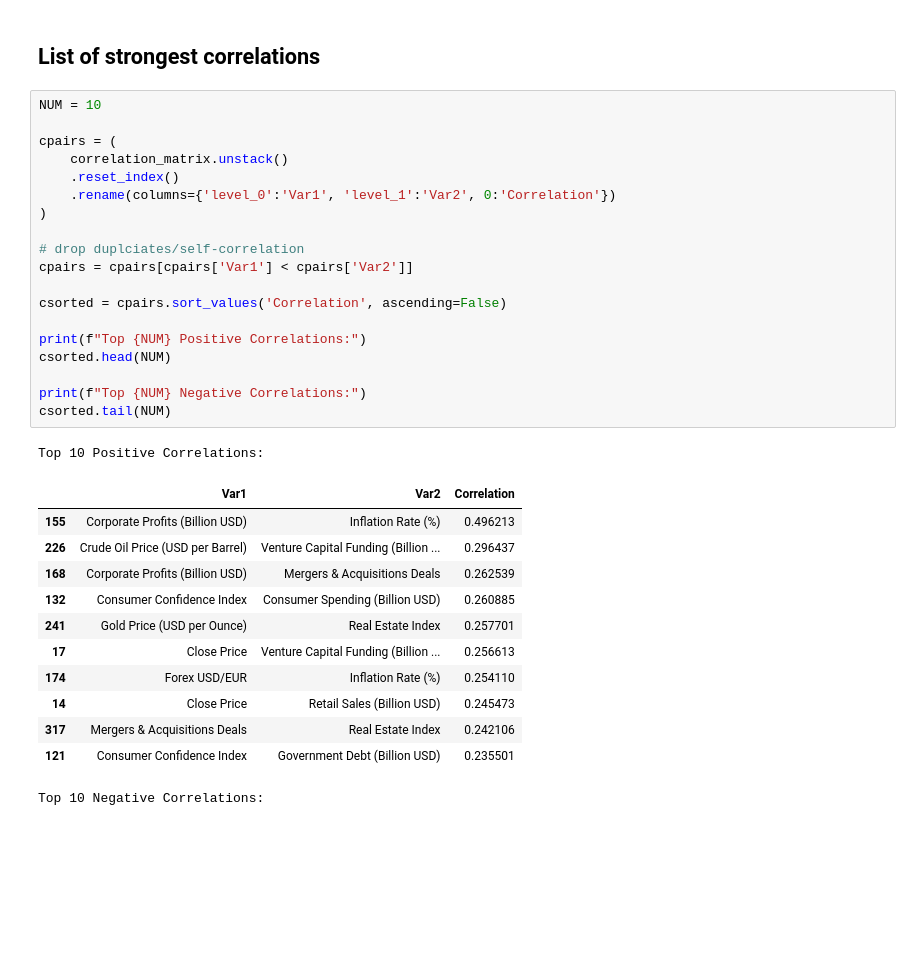
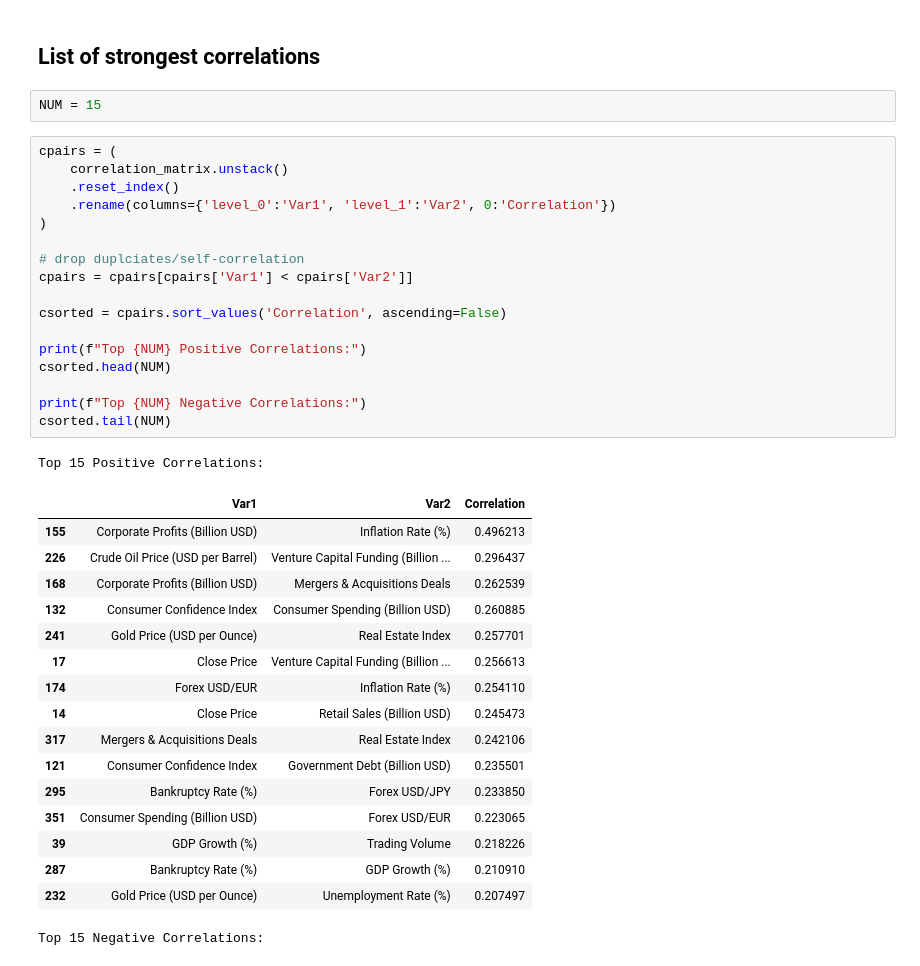
Before and after one commit to syttpz/Finance-Economics-Time-Series-Analysis, a Jupyter notebook: data_analysis_eddy.ipynb, the cells around one changed output. Cells and saved outputs as stored; diff of their text form; blank space fills up the shorter version.

```diff
--- a/data_analysis_eddy.ipynb
+++ b/data_analysis_eddy.ipynb
@@ -151,37 +153,42 @@ Text(0.5, 1.0, 'Correlation Matrix of Financial Features (QE, Threshold=0.05)')
 [figure]
 # %% [markdown]
 ## List of strongest correlations
+# %%
+NUM = 15
 # %%
-NUM = 10
-
 cpairs = (
     correlation_matrix.unstack()
     .reset_index()
     .rename(columns={'level_0':'Var1', 'level_1':'Var2', 0:'Correlation'})
 )
 
 # drop duplciates/self-correlation
 cpairs = cpairs[cpairs['Var1'] < cpairs['Var2']]
 
 csorted = cpairs.sort_values('Correlation', ascending=False)
 
 print(f"Top {NUM} Positive Correlations:")
 csorted.head(NUM)
 
 print(f"Top {NUM} Negative Correlations:")
 csorted.tail(NUM)
 # %% [output]
-Top 10 Positive Correlations:
+Top 15 Positive Correlations:
 |  | Var1 | Var2 | Correlation |
 | 155 | Corporate Profits (Billion USD) | Inflation Rate (%) | 0.496213 |
 | 226 | Crude Oil Price (USD per Barrel) | Venture Capital Funding (Billion ... | 0.296437 |
 | 168 | Corporate Profits (Billion USD) | Mergers & Acquisitions Deals | 0.262539 |
 | 132 | Consumer Confidence Index | Consumer Spending (Billion USD) | 0.260885 |
 | 241 | Gold Price (USD per Ounce) | Real Estate Index | 0.257701 |
 | 17 | Close Price | Venture Capital Funding (Billion ... | 0.256613 |
 | 174 | Forex USD/EUR | Inflation Rate (%) | 0.254110 |
 | 14 | Close Price | Retail Sales (Billion USD) | 0.245473 |
 | 317 | Mergers & Acquisitions Deals | Real Estate Index | 0.242106 |
 | 121 | Consumer Confidence Index | Government Debt (Billion USD) | 0.235501 |
+| 295 | Bankruptcy Rate (%) | Forex USD/JPY | 0.233850 |
+| 351 | Consumer Spending (Billion USD) | Forex USD/EUR | 0.223065 |
+| 39 | GDP Growth (%) | Trading Volume | 0.218226 |
+| 287 | Bankruptcy Rate (%) | GDP Growth (%) | 0.210910 |
+| 232 | Gold Price (USD per Ounce) | Unemployment Rate (%) | 0.207497 |
-Top 10 Negative Correlations:
+Top 15 Negative Correlations:
 |  | Var1 | Var2 | Correlation |
```
Also changed, not shown: parts of 3 cells of this notebook.
